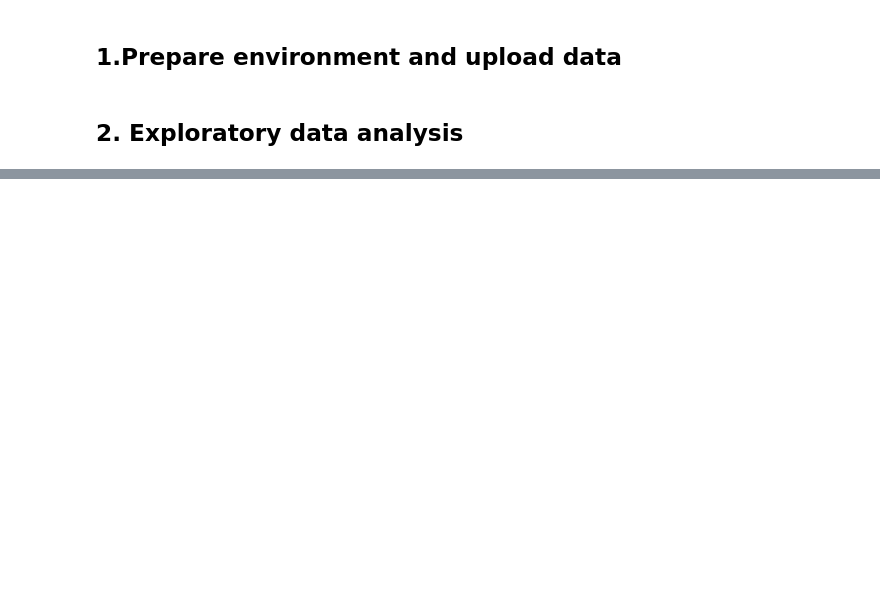
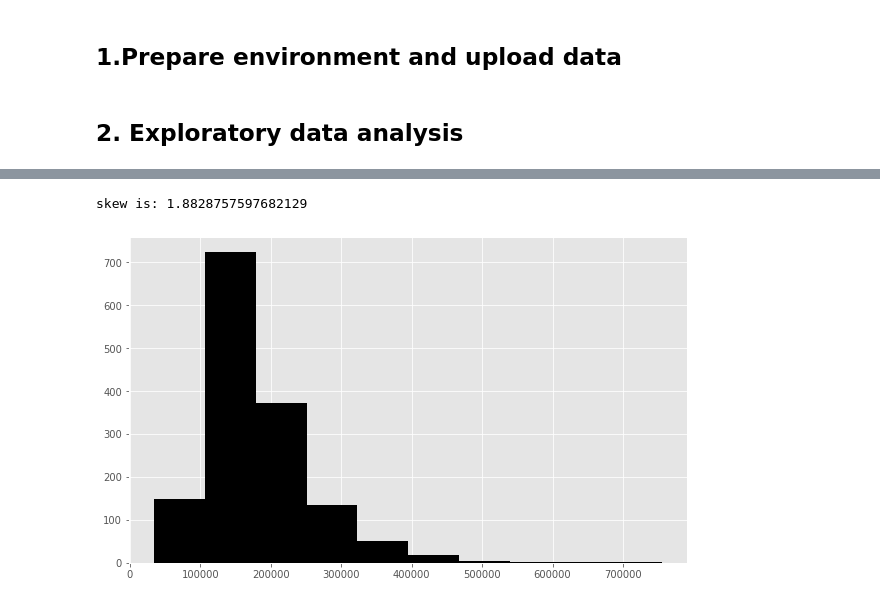
Before and after one commit to Davodu/kaggle-solutions, a Jupyter notebook: house-prices-advanced-regression-techniques/housing_solution.ipynb, the cells around one changed output, grey strips where cells are left out. Drawn from its saved outputs; the diff is of its cells as text; code cells hidden in the pictures; blank space fills up the shorter version.

```diff
--- a/house-prices-advanced-regression-techniques/housing_solution.ipynb
+++ b/house-prices-advanced-regression-techniques/housing_solution.ipynb
@@ -74,3 +69,6 @@ ___________________________
 | SaleType | object | 1460 | 9 | 0 | 0.000 | [[WD, New, COD, ConLD, ConLI, CWD... | nan | nan | nan |
 | SaleCondition | object | 1460 | 6 | 0 | 0.000 | [[Normal, Abnorml, Partial, AdjLa... | nan | nan | nan |
 81 rows × 9 columns
+# %%
+plt.style.use(style='ggplot')
+plt.rcParams['figure.figsize'] = (10,6)
@@ -76,0 +89,7 @@ ___________________________
+# %%
+print("skew is:", train.SalePrice.skew())
+plt.hist(train.SalePrice, color="black")
+plt.show()
+# %% [output]
+skew is: 1.8828757597682129
+[figure, added]
```
Also changed, not shown: parts of 59 cells of this notebook, 1 other file.
